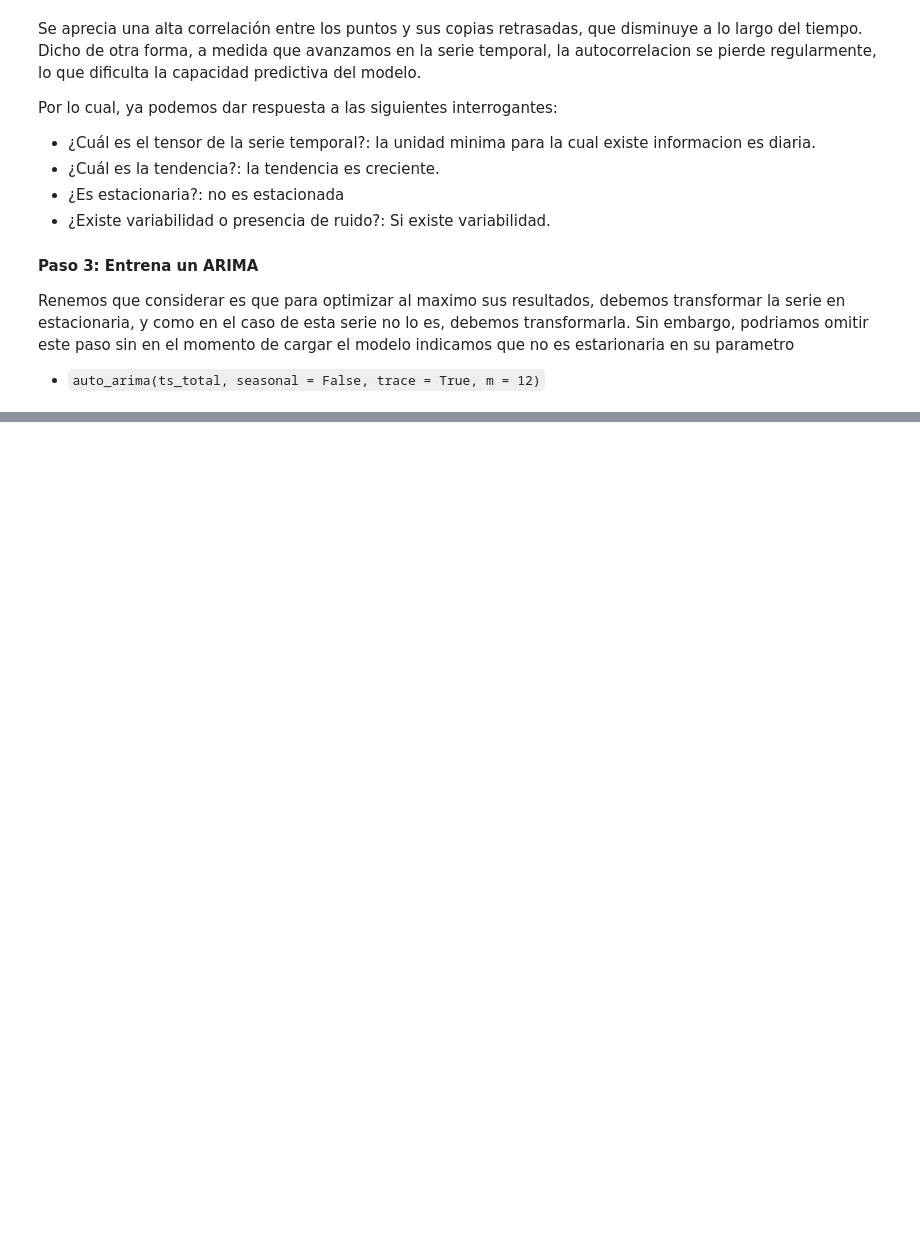
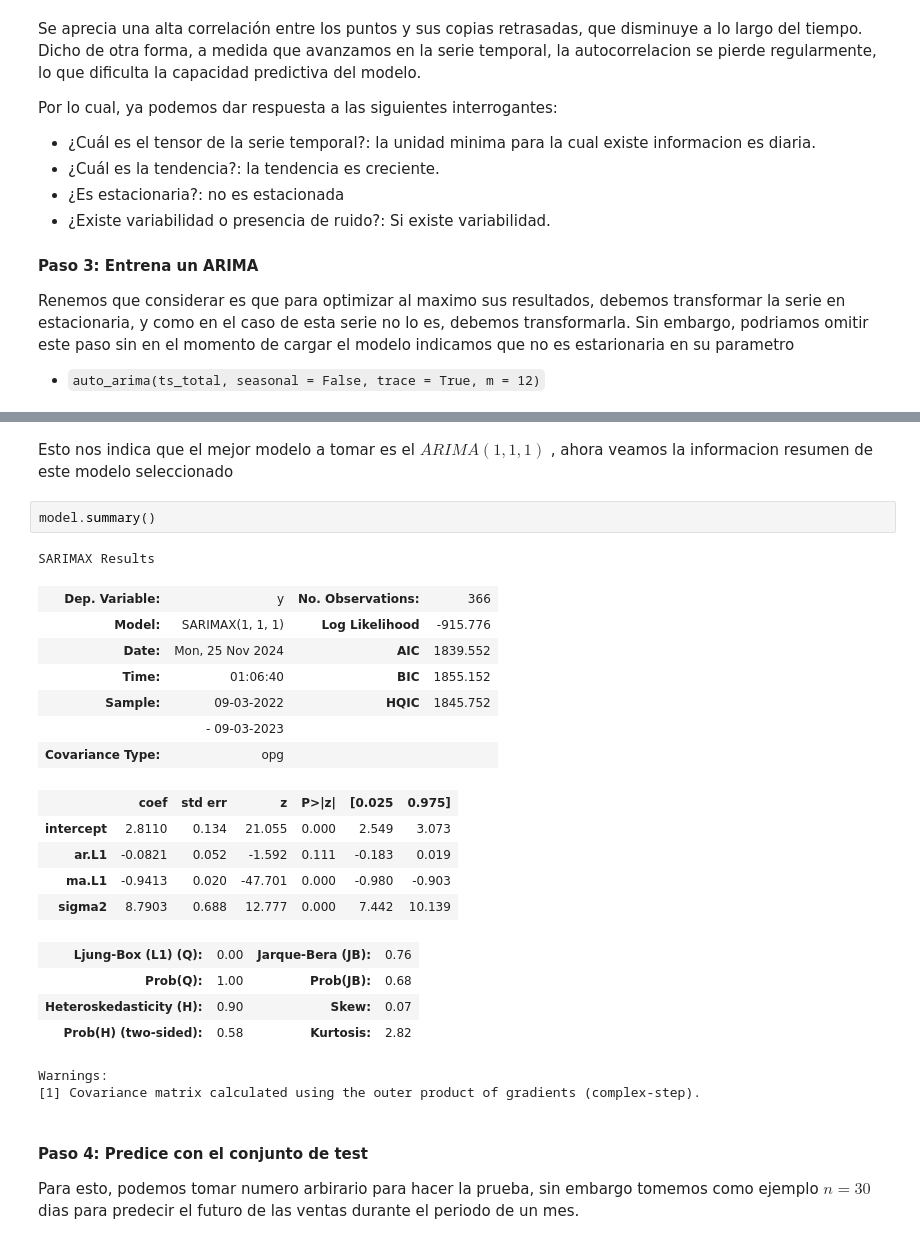
Before and after one commit to pjpena19/Times_Series_Forecasting_PP, a Jupyter notebook: src/explore.ipynb, the cells around one changed output, grey strips where cells are left out. Cells and saved outputs as stored; diff of their text form; blank space fills up the shorter version.

```diff
--- a/src/explore.ipynb
+++ b/src/explore.ipynb
@@ -212,0 +214,28 @@ Total fit time: 1.866 seconds
+# %% [markdown]
+Esto nos indica que el mejor modelo a tomar es el $ARIMA(1,1,1)$ , ahora veamos la informacion resumen de este modelo seleccionado
+# %%
+model.summary()
+# %% [output]
+SARIMAX Results
+| Dep. Variable: | y | No. Observations: | 366 |
+| Model: | SARIMAX(1, 1, 1) | Log Likelihood | -915.776 |
+| Date: | Mon, 25 Nov 2024 | AIC | 1839.552 |
+| Time: | 01:06:40 | BIC | 1855.152 |
+| Sample: | 09-03-2022 | HQIC | 1845.752 |
+|  | - 09-03-2023 |  |  |
+| Covariance Type: | opg |  |  |
+|  | coef | std err | z | P>|z| | [0.025 | 0.975] |
+| intercept | 2.8110 | 0.134 | 21.055 | 0.000 | 2.549 | 3.073 |
+| ar.L1 | -0.0821 | 0.052 | -1.592 | 0.111 | -0.183 | 0.019 |
+| ma.L1 | -0.9413 | 0.020 | -47.701 | 0.000 | -0.980 | -0.903 |
+| sigma2 | 8.7903 | 0.688 | 12.777 | 0.000 | 7.442 | 10.139 |
+| Ljung-Box (L1) (Q): | 0.00 | Jarque-Bera (JB): | 0.76 |
+| Prob(Q): | 1.00 | Prob(JB): | 0.68 |
+| Heteroskedasticity (H): | 0.90 | Skew: | 0.07 |
+| Prob(H) (two-sided): | 0.58 | Kurtosis: | 2.82 |
+Warnings:
+[1] Covariance matrix calculated using the outer product of gradients (complex-step).
+# %% [markdown]
+#### Paso 4: Predice con el conjunto de test
+
+Para esto, podemos tomar numero arbirario para hacer la prueba, sin embargo tomemos como ejemplo $n = 30$ dias para predecir el futuro de las ventas durante el periodo de un mes.
```
Also changed, not shown: parts of 5 cells of this notebook, 1 other file.
